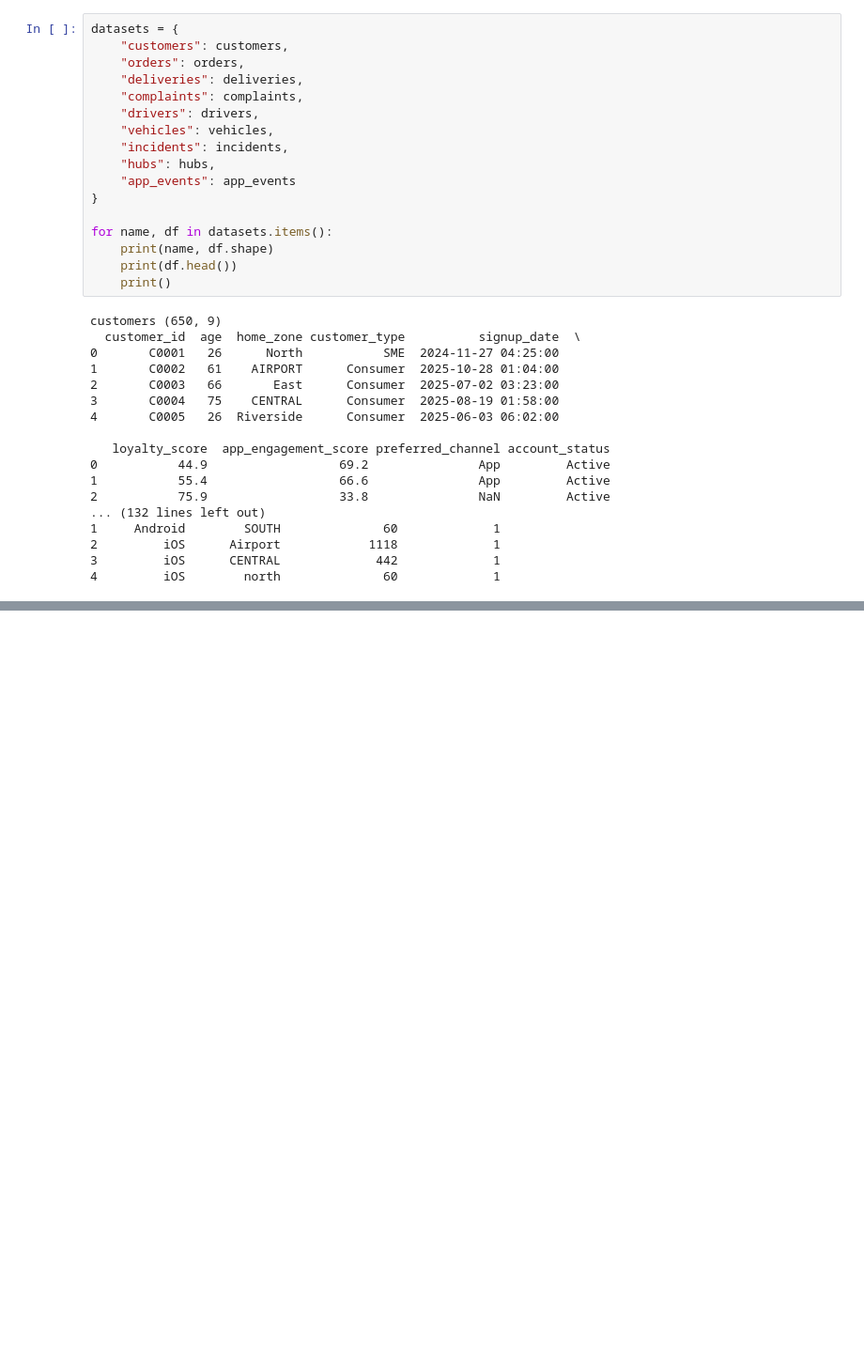
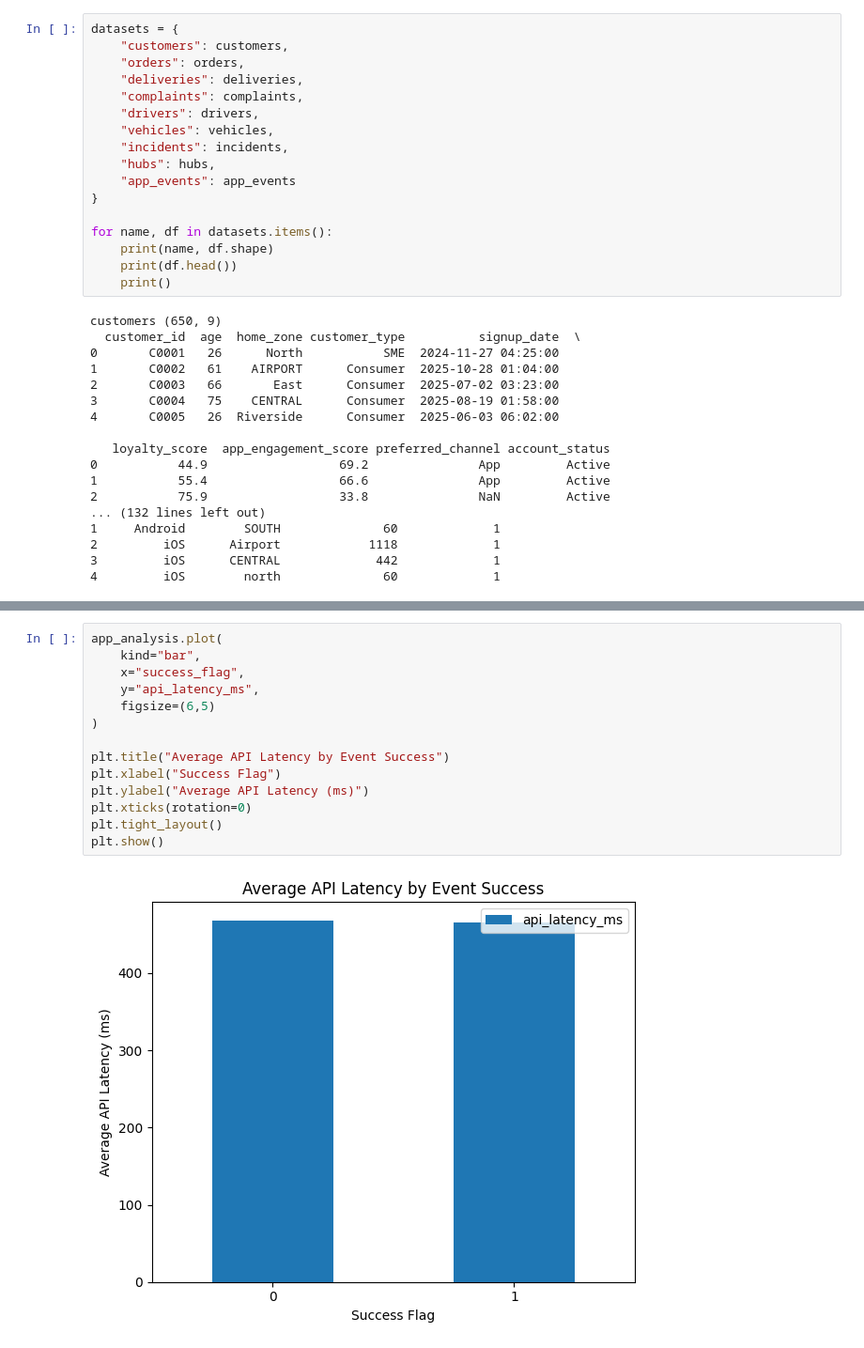
Before and after one commit to msmareeb/databases-and-analytics-assignment, a Jupyter notebook: python_analysis.ipynb, the cells around one changed output, grey strips where cells are left out. Shown at 94% size. Saved outputs shown, nothing was run; the diff lists cells and outputs as text; blank space fills up the shorter version.

```diff
--- a/python_analysis.ipynb
+++ b/python_analysis.ipynb
@@ -78,0 +198,16 @@ customers (650, 9)
+# %%
+app_analysis.plot(
+    kind="bar",
+    x="success_flag",
+    y="api_latency_ms",
+    figsize=(6,5)
+)
+
+plt.title("Average API Latency by Event Success")
+plt.xlabel("Success Flag")
+plt.ylabel("Average API Latency (ms)")
+plt.xticks(rotation=0)
+plt.tight_layout()
+plt.show()
+# %% [output]
+[figure, added]
```
Also changed, not shown: parts of 6 cells of this notebook.
